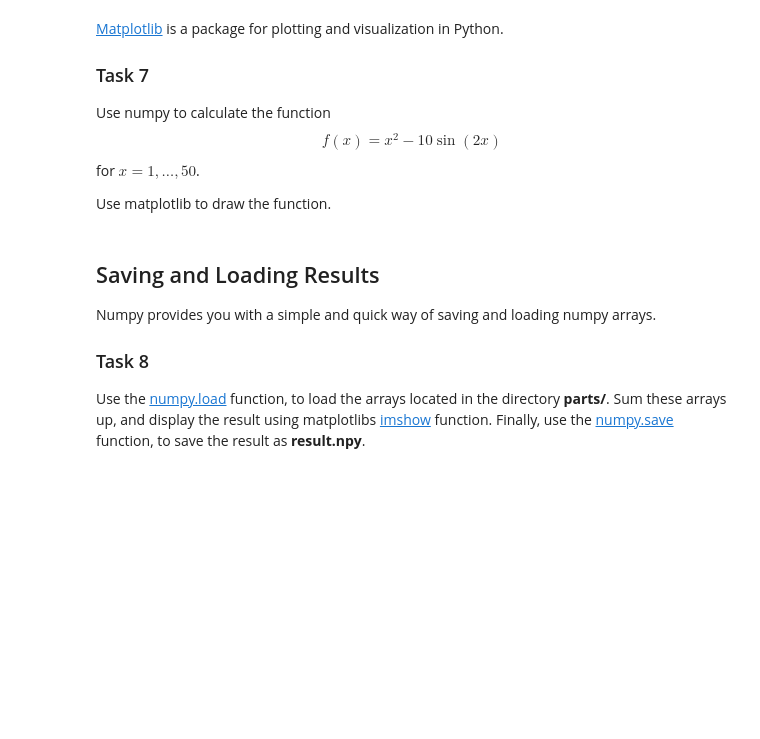
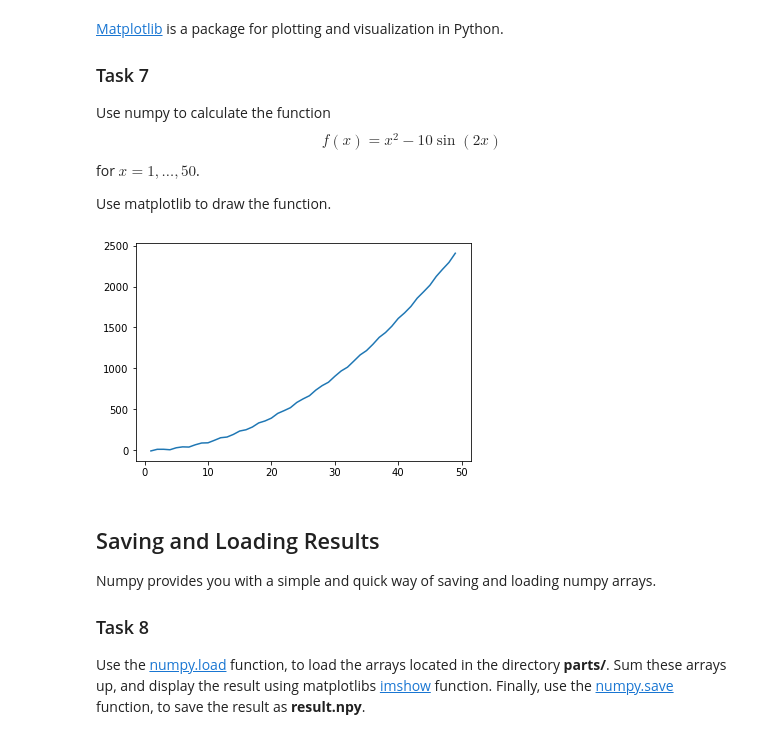
Before and after one commit to HerrMotz/AGDML-Lab, a Jupyter notebook: 00_Intro/00_Intro.ipynb, the cells around one changed output. Drawn from its saved outputs; the diff is of its cells as text; code cells hidden in the pictures; blank space fills up the shorter version.

```diff
--- a/00_Intro/00_Intro.ipynb
+++ b/00_Intro/00_Intro.ipynb
@@ -109,3 +175,15 @@ Use matplotlib to draw the function.
+# %%
+# TODO: calculate and plot the function values
+import matplotlib.pyplot as plt
+
+x = np.arange(1, 50)
+y = x ** 2 - 10 * np.sin(2 * x)
+
+plt.plot(x, y)
+
+plt.show()
+# %% [output]
+[figure, added]
 # %% [markdown]
 ## Saving and Loading Results
 
```
Also changed, not shown: parts of 15 cells of this notebook.
